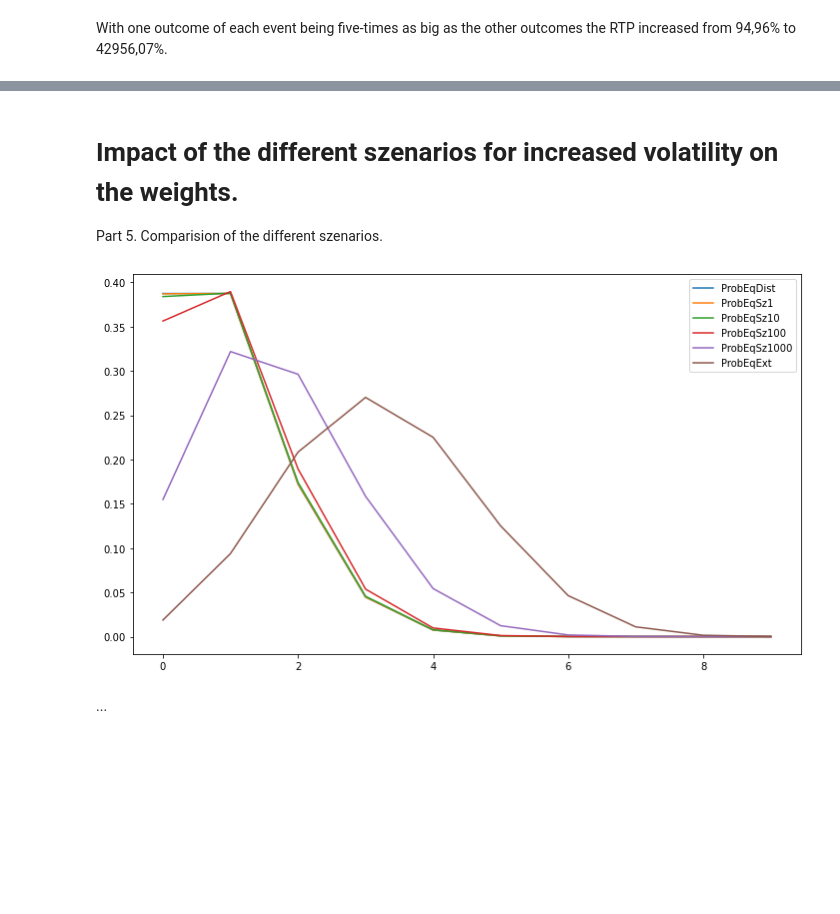
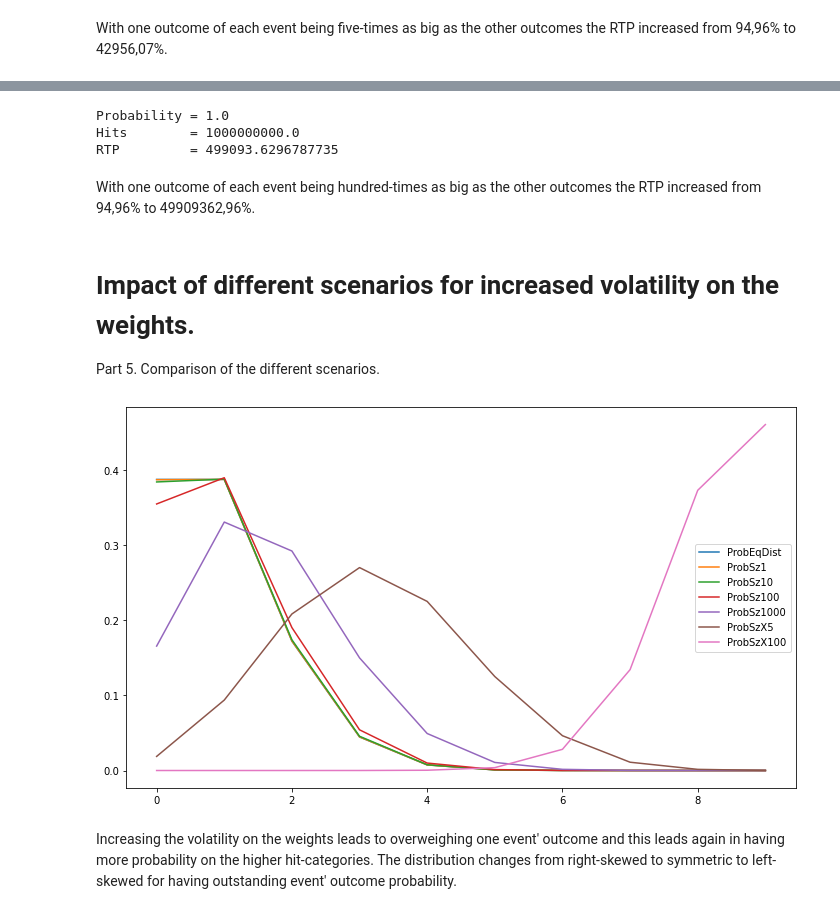
Before and after one commit to Gordi33/Hypercycle, a Jupyter notebook: DistributionComputation.ipynb, the cells around one changed output, grey strips where cells are left out. Cells and saved outputs as stored; diff of their text form; code cells hidden in the pictures; blank space fills up the shorter version.

Commit message:
updated readme+DistComp+C#App

```diff
--- a/DistributionComputation.ipynb
+++ b/DistributionComputation.ipynb
@@ -536,6 +465,6 @@ Time in seconds:  17.42413719999999
 # %%
-df_weightedExt = convertJsonIntoDataFrame(responseJsonExt, len(events)+1, payouts)
-df_weightedExt
+df_weightedSzX5 = convertJsonIntoDataFrame(responseJsonSzX5, len(events)+1, payouts)
+df_weightedSzX5
 # %% [output]
 |  | CorrectEventsCategory | Probability | Hits | Payouts | RTP_of_k_hits |
 | 0 | 0 | 0.018751251746698 | 387420489 | 0 | 0.000000000000000 |
@@ -560,0 +493,3 @@ With one outcome of each event being five-times as big as the other outcomes the
+# %%
+events = getJsonEvents(100)
+events
@@ -560,0 +506,2 @@ With one outcome of each event being five-times as big as the other outcomes the
+# %%
+responseJsonSzX100 = postRequestsObject('https://localhost:44339/api/Distribution', events)
@@ -560,0 +510,3 @@ With one outcome of each event being five-times as big as the other outcomes the
+# %%
+df_weightedSzX100 = convertJsonIntoDataFrame(responseJsonSzX100, len(events)+1, payouts)
+df_weightedSzX100
@@ -561,21 +525,33 @@ With one outcome of each event being five-times as big as the other outcomes the
+# %%
+print('Probability =', round(df_weightedSzX10['Probability'].astype(float).sum(), 4))
+print('Hits        =', round(df_weightedSzX10['Hits'].astype(float).sum(), 4))
+print('RTP         =', round(df_weightedSzX10['RTP_of_k_hits'].astype(float).sum(), 18))
+# %% [output]
+Probability = 1.0
+Hits        = 1000000000.0
+RTP         = 499093.6296787735
+# %% [markdown]
+With one outcome of each event being hundred-times as big as the other outcomes the RTP increased from 94,96% to 49909362,96%.
 # %% [markdown]
-# Impact of the different szenarios for increased volatility on the weights.
-Part 5. Comparision of the different szenarios.
+# Impact of different scenarios for increased volatility on the weights.
+Part 5. Comparison of the different scenarios.
 # %%
-df_Probabilities = pd.concat([df_weighted_equally[['Probability']].astype(float).rename(columns={"Probability": "ProbEqDist"}),
-           df_weightedSz1[['Probability']].astype(float).rename(columns={"Probability": "ProbEqSz1"}),
-           df_weightedSz10[['Probability']].astype(float).rename(columns={"Probability": "ProbEqSz10"}),
-           df_weightedSz100[['Probability']].astype(float).rename(columns={"Probability": "ProbEqSz100"}),
-           df_weightedSz1000[['Probability']].astype(float).rename(columns={"Probability": "ProbEqSz1000"}),
-           df_weightedExt[['Probability']].astype(float).rename(columns={"Probability": "ProbEqExt"})]
+df_Probabilities = pd.concat([
+           df_weighted_equally[['Probability']].astype(float).rename(columns={"Probability": "ProbEqDist"}),
+           df_weightedSz1[['Probability']].astype(float).rename(columns={"Probability": "ProbSz1"}),
+           df_weightedSz10[['Probability']].astype(float).rename(columns={"Probability": "ProbSz10"}),
+           df_weightedSz100[['Probability']].astype(float).rename(columns={"Probability": "ProbSz100"}),
+           df_weightedSz1000[['Probability']].astype(float).rename(columns={"Probability": "ProbSz1000"}),
+           df_weightedSzX5[['Probability']].astype(float).rename(columns={"Probability": "ProbSzX5"}),
+           df_weightedSzX100[['Probability']].astype(float).rename(columns={"Probability": "ProbSzX100"})]
         ,axis=1)
 
 df_Probabilities.plot(figsize=(12,7))
 plt.show()
 # %% [output]
-[figure, old version]
+[figure, new version]
-# %% [markdown]
-...
+# %% [markdown]
+Increasing the volatility on the weights leads to overweighing one event' outcome and this leads again in having more probability on the higher hit-categories. The distribution changes from right-skewed to symmetric to left-skewed for having outstanding event' outcome probability.
 # %%
 pd.options.display.float_format = "{:,.10f}".format
 df_Probabilities
```
Also changed, not shown: parts of 54 cells of this notebook, 1 other file.
